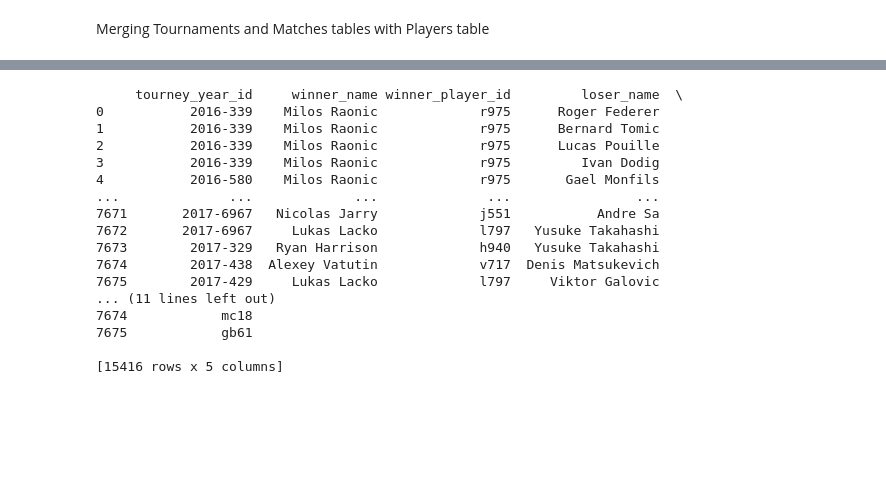
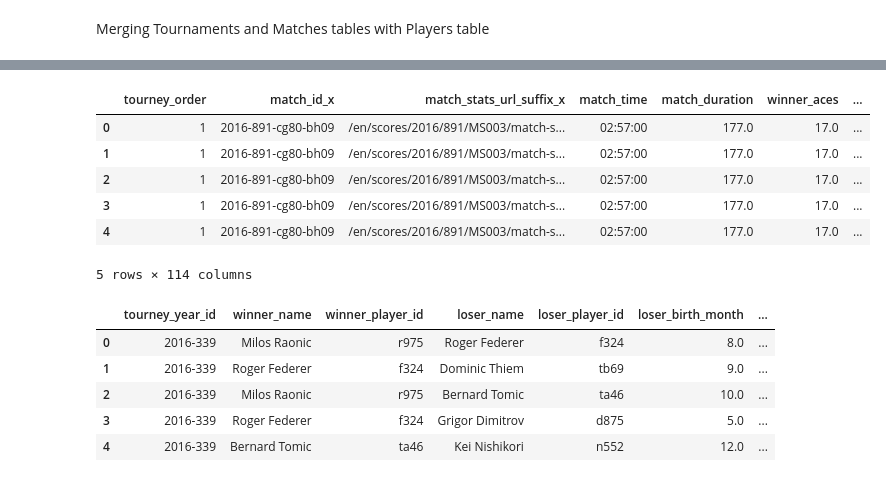
Before and after one commit to Farnaaaz/TenniMatchPrediction, a Jupyter notebook: TennisResultPrediction.ipynb, the cells around one changed output, grey strips where cells are left out. Drawn from its saved outputs; the diff is of its cells as text; code cells hidden in the pictures; blank space fills up the shorter version.

```diff
--- a/TennisResultPrediction.ipynb
+++ b/TennisResultPrediction.ipynb
@@ -118,6 +109,3 @@ final_df = pd.concat([merged_df_winner, merged_df_loser])
 # %%
-# Merge with merged_matches
-final_df = pd.merge(merged_df_winner, merged_matches, on='match_id', how='inner')
-
-# Concatenate the two merged DataFrames
-final_df = pd.concat([merged_df_winner, merged_df_loser])
+## Merge 'merged_matches' and 'merged_tournaments' on 'tourney_order'
+merged_df = pd.merge(merged_matches, merged_tournaments, on='tourney_order', how='inner')
@@ -134,24 +112,35 @@ final_df.head()
+# %%
+# Merge 'merged_df' with 'player' on 'winner_player_id' and update column names for winner
+merged_df = pd.merge(merged_df, players, left_on='winner_player_id', right_on='player_id', how='left', suffixes=('', '_winner'))
+merged_df.columns = [col if col not in players.columns else f"winner_{col}" for col in merged_df.columns]
+
+# Merge 'merged_df' with 'player' on 'loser_player_id' and update column names for loser
+merged_df = pd.merge(merged_df, players, left_on='loser_player_id', right_on='player_id', how='left', suffixes=('', '_loser'))
+merged_df.columns = [col if col not in players.columns else f"loser_{col}" for col in merged_df.columns]
+# %%
+# Drop duplicate columns (e.g., 'player_id_x', 'player_id_y')
+merged_df = merged_df.loc[:, ~merged_df.columns.duplicated()]
+
+# Display the resulting DataFrame
+merged_df.head()
+# %% [output]
+|  | tourney_order | match_id_x | match_stats_url_suffix_x | match_time | match_duration | winner_aces | ... |
+| 0 | 1 | 2016-891-cg80-bh09 | /en/scores/2016/891/MS003/match-s... | 02:57:00 | 177.0 | 17.0 | ... |
+| 1 | 1 | 2016-891-cg80-bh09 | /en/scores/2016/891/MS003/match-s... | 02:57:00 | 177.0 | 17.0 | ... |
+| 2 | 1 | 2016-891-cg80-bh09 | /en/scores/2016/891/MS003/match-s... | 02:57:00 | 177.0 | 17.0 | ... |
+| 3 | 1 | 2016-891-cg80-bh09 | /en/scores/2016/891/MS003/match-s... | 02:57:00 | 177.0 | 17.0 | ... |
+| 4 | 1 | 2016-891-cg80-bh09 | /en/scores/2016/891/MS003/match-s... | 02:57:00 | 177.0 | 17.0 | ... |
+5 rows × 114 columns
 # %%
-selected_columns = ['tourney_year_id', 'winner_name', 'winner_player_id', 'loser_name', 'loser_player_id']
-selected_df = final_df[selected_columns]
+selected_columns = ['tourney_year_id', 'winner_name', 'winner_player_id', 'loser_name', 'loser_player_id', 'loser_birth_month', 'winner_birth_month', 'loser_weight_kg',	'loser_height_ft', 'winner_weight_kg',	'winner_height_ft']
+selected_df = merged_df[selected_columns]
 
 # Display the result
-print(selected_df)
+selected_df.head()
 # %% [output]
-     tourney_year_id     winner_name winner_player_id         loser_name  \
-0           2016-339    Milos Raonic             r975      Roger Federer
-1           2016-339    Milos Raonic             r975      Bernard Tomic
-2           2016-339    Milos Raonic             r975      Lucas Pouille
-3           2016-339    Milos Raonic             r975         Ivan Dodig
-4           2016-580    Milos Raonic             r975       Gael Monfils
-...              ...             ...              ...                ...
-7671       2017-6967   Nicolas Jarry             j551           Andre Sa
-7672       2017-6967     Lukas Lacko             l797   Yusuke Takahashi
-7673        2017-329   Ryan Harrison             h940   Yusuke Takahashi
-7674        2017-438  Alexey Vatutin             v717  Denis Matsukevich
-7675        2017-429     Lukas Lacko             l797     Viktor Galovic
-... (11 lines left out)
-7674            mc18
-7675            gb61
-
-[15416 rows x 5 columns]
+|  | tourney_year_id | winner_name | winner_player_id | loser_name | loser_player_id | loser_birth_month | ... |
+| 0 | 2016-339 | Milos Raonic | r975 | Roger Federer | f324 | 8.0 | ... |
+| 1 | 2016-339 | Roger Federer | f324 | Dominic Thiem | tb69 | 9.0 | ... |
+| 2 | 2016-339 | Milos Raonic | r975 | Bernard Tomic | ta46 | 10.0 | ... |
+| 3 | 2016-339 | Roger Federer | f324 | Grigor Dimitrov | d875 | 5.0 | ... |
+| 4 | 2016-339 | Bernard Tomic | ta46 | Kei Nishikori | n552 | 12.0 | ... |
```
Also changed, not shown: parts of 2 cells of this notebook.
